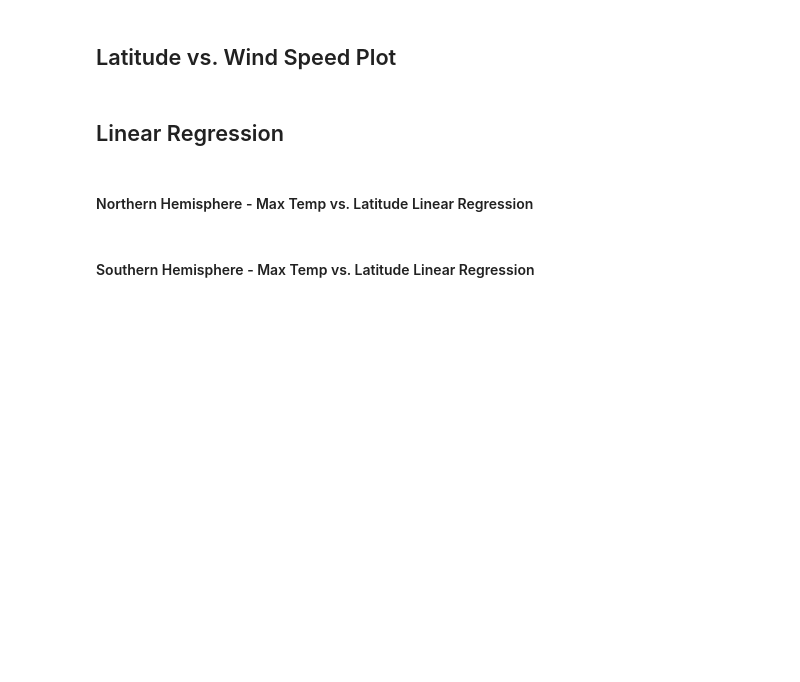
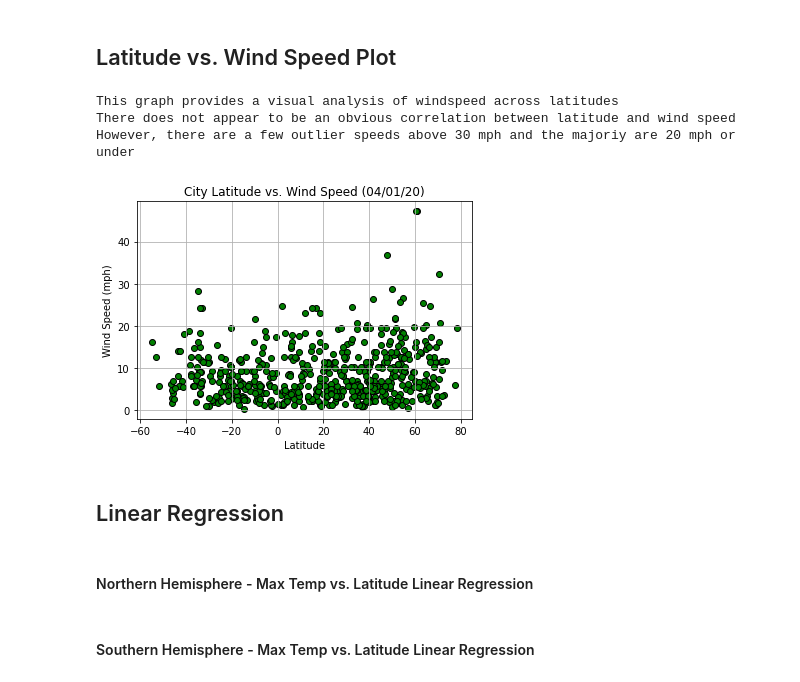
Before and after one commit to JGarvert/python-api-challenge, a Jupyter notebook: WeatherPy/WeatherPy.ipynb, the cells around one changed output. Drawn from its saved outputs; the diff is of its cells as text; code cells hidden in the pictures; blank space fills up the shorter version.

```diff
--- a/WeatherPy/WeatherPy.ipynb
+++ b/WeatherPy/WeatherPy.ipynb
@@ -292,2 +313,16 @@ Text(0.5, 1.0, 'City Latitude vs. Max Temperature (04/01/20)')
+# %%
+plt.scatter(city_df['Lat'],city_df['Wind Speed'], c = 'green', edgecolor = 'k')
+plt.grid()
+plt.xlabel('Latitude')
+plt.ylabel('Wind Speed (mph)')
+plt.title(f'City Latitude vs. Wind Speed (04/01/20)')
+print("This graph provides a visual analysis of windspeed across latitudes")
+print("There does not appear to be an obvious correlation between latitude and wind speed")
+print("However, there are a few outlier speeds above 30 mph and the majoriy are 20 mph or under")
+# %% [output]
+This graph provides a visual analysis of windspeed across latitudes
+There does not appear to be an obvious correlation between latitude and wind speed
+However, there are a few outlier speeds above 30 mph and the majoriy are 20 mph or under
+[figure, added]
 # %% [markdown]
 ## Linear Regression
```
Also changed, not shown: parts of 8 cells of this notebook.
